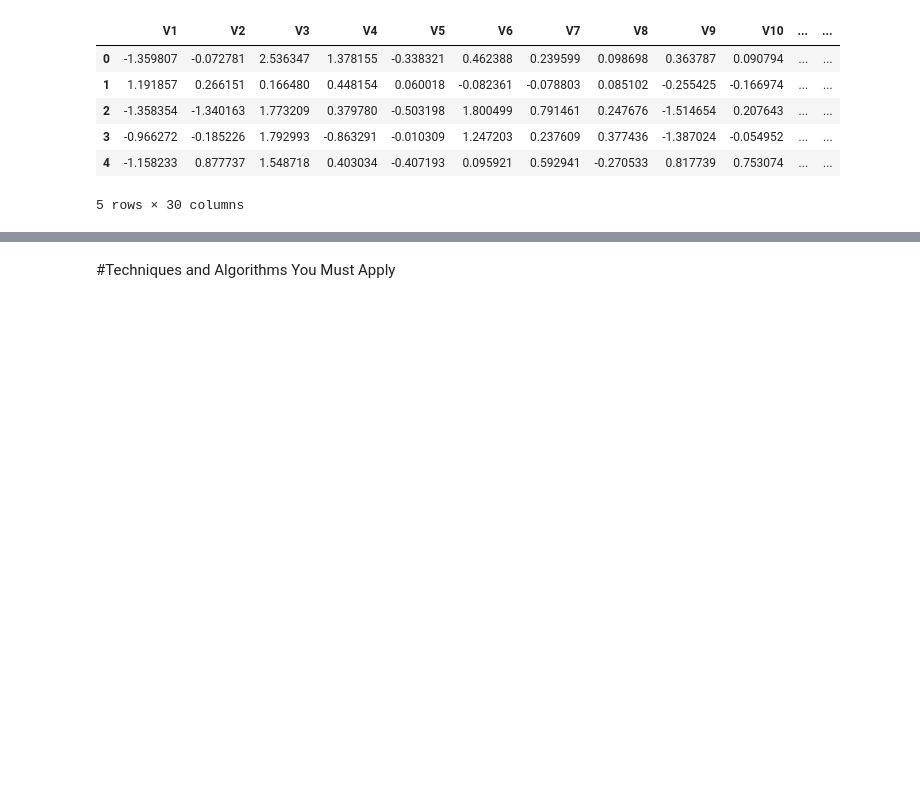
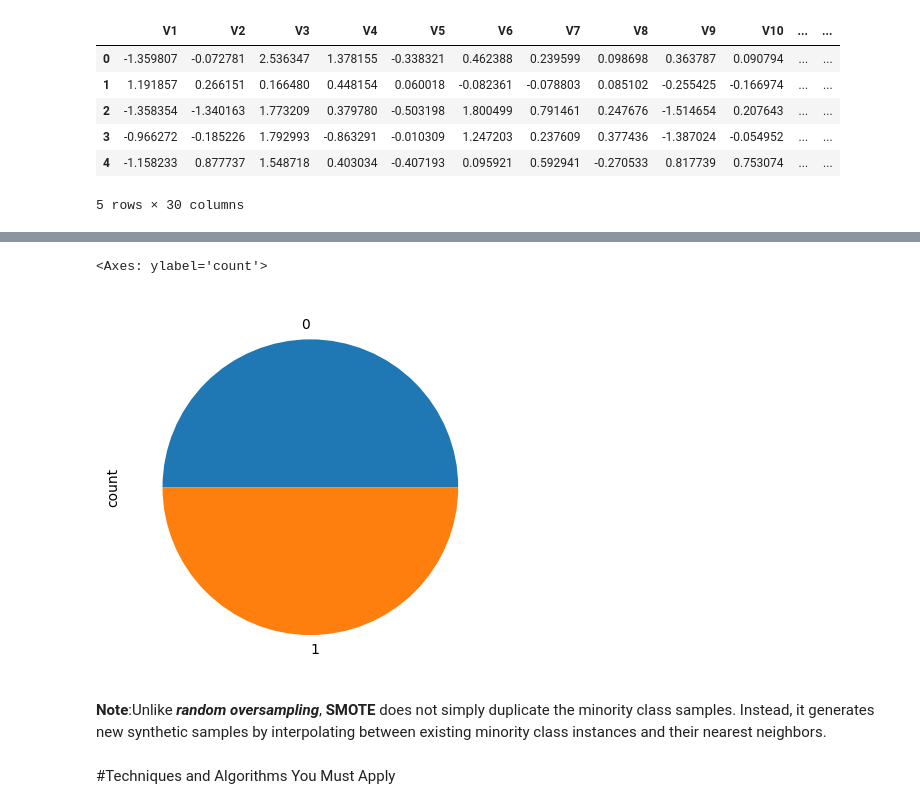
Before and after one commit to Naseem-Ananzeh/Ml2_Final_Project, a Jupyter notebook: creditcard_dataset_.ipynb, the cells around one changed output, grey strips where cells are left out. Saved outputs shown, nothing was run; the diff lists cells and outputs as text; code cells hidden in the pictures; blank space fills up the shorter version.

```diff
--- a/creditcard_dataset_.ipynb
+++ b/creditcard_dataset_.ipynb
@@ -197,0 +180,7 @@ ValueError: Input y contains NaN.
+# %%
+from imblearn.under_sampling import RandomUnderSampler
+RS = RandomUnderSampler(random_state=42)
+X_resampled, y_resampled = RS.fit_resample(X, y)
+X_resampled = pd.DataFrame(X_resampled, columns=X.columns)
+y_resampled = pd.DataFrame(y_resampled, columns=['Class'])
+y_resampled.value_counts()
@@ -198,3 +193,10 @@ ValueError: Input y contains NaN.
+# %%
+y_resampled['Class'].value_counts().plot.pie()
+# %% [output]
+<Axes: ylabel='count'>
+[figure, added]
+# %% [markdown]
+**Note**:Unlike ***random oversampling***, **SMOTE** does not simply duplicate the minority class samples. Instead, it generates new synthetic samples by interpolating between existing minority class instances and their nearest neighbors.
 # %% [markdown]
 #Techniques and Algorithms You Must Apply
 # %% [markdown]
```
Also changed, not shown: parts of 37 cells of this notebook.
